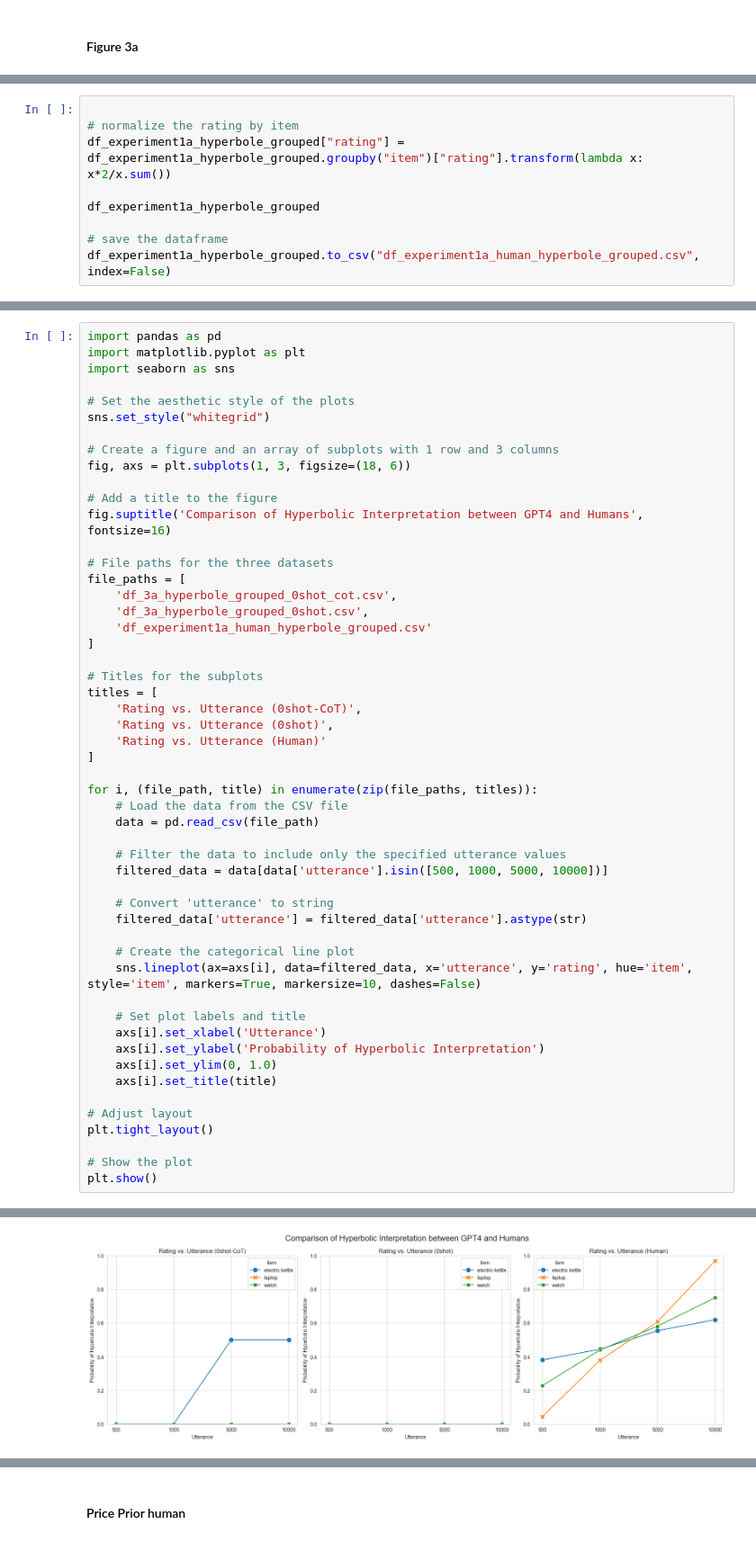
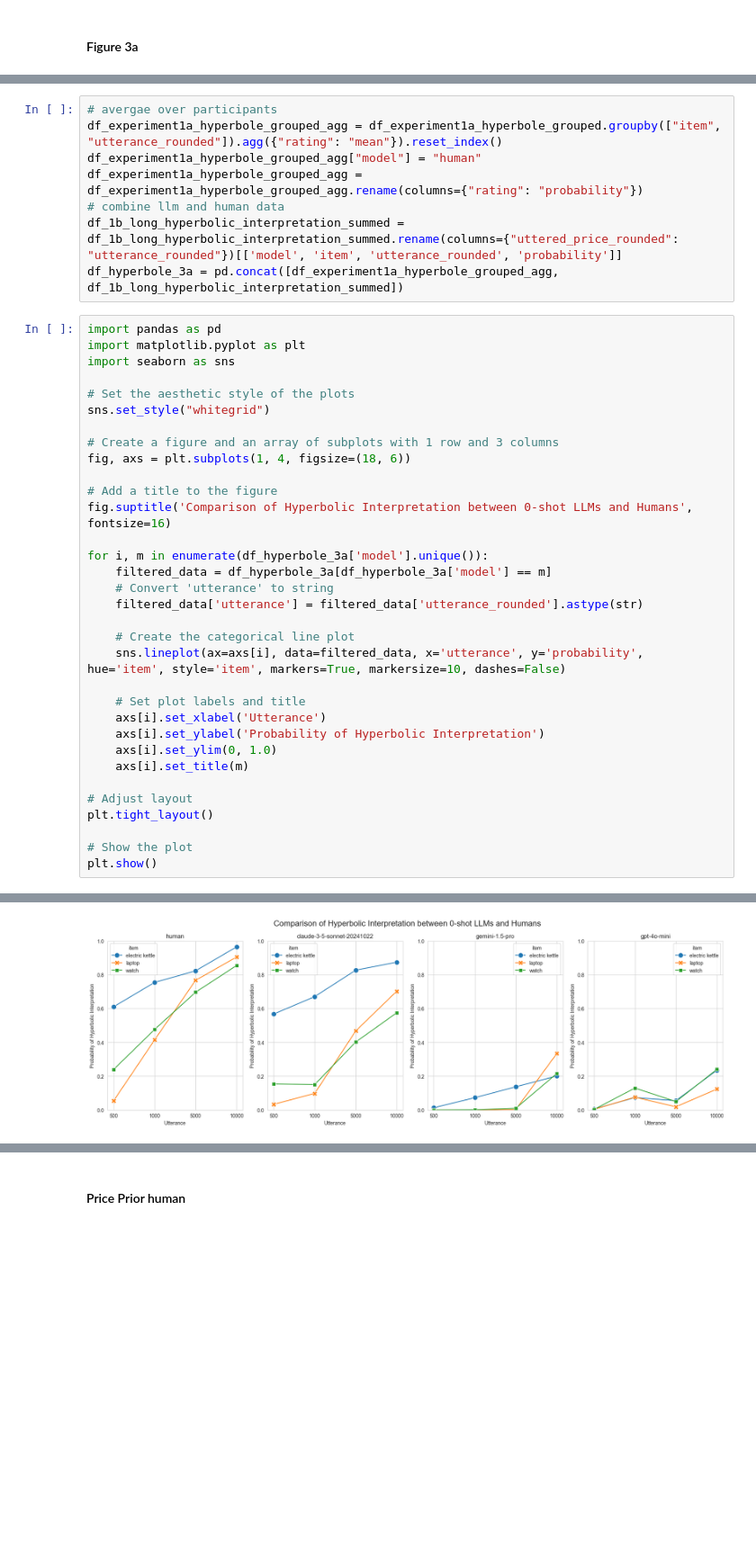
Before and after one commit to polina-tsvilodub/number_interpretation, a Jupyter notebook: code/analysis/plot_generation.ipynb, the cells around one changed output, grey strips where cells are left out. Shown at 90% size. Saved outputs shown, nothing was run; the diff lists cells and outputs as text; blank space fills up the shorter version.

```diff
--- a/code/analysis/plot_generation.ipynb
+++ b/code/analysis/plot_generation.ipynb
@@ -762,9 +524,0 @@ df_experiment1a_hyperbole_grouped
-# %%
-
-# normalize the rating by item
-df_experiment1a_hyperbole_grouped["rating"] = df_experiment1a_hyperbole_grouped.groupby("item")["rating"].transform(lambda x: x*2/x.sum())
-
-df_experiment1a_hyperbole_grouped
-
-# save the dataframe
-df_experiment1a_hyperbole_grouped.to_csv("df_experiment1a_human_hyperbole_grouped.csv", index=False)
@@ -855,3 +545,11 @@ df_3a_hyperbole_grouped.to_csv("df_3a_hyperbole_grouped_v3.csv", index=False)
+# %%
+# avergae over participants
+df_experiment1a_hyperbole_grouped_agg = df_experiment1a_hyperbole_grouped.groupby(["item", "utterance_rounded"]).agg({"rating": "mean"}).reset_index()
+df_experiment1a_hyperbole_grouped_agg["model"] = "human"
+df_experiment1a_hyperbole_grouped_agg = df_experiment1a_hyperbole_grouped_agg.rename(columns={"rating": "probability"})
+# combine llm and human data
+df_1b_long_hyperbolic_interpretation_summed = df_1b_long_hyperbolic_interpretation_summed.rename(columns={"uttered_price_rounded": "utterance_rounded"})[['model', 'item', 'utterance_rounded', 'probability']]
+df_hyperbole_3a = pd.concat([df_experiment1a_hyperbole_grouped_agg, df_1b_long_hyperbolic_interpretation_summed])
 # %%
 import pandas as pd
 import matplotlib.pyplot as plt
@@ -861,43 +559,24 @@ import seaborn as sns
 sns.set_style("whitegrid")
 
 # Create a figure and an array of subplots with 1 row and 3 columns
-fig, axs = plt.subplots(1, 3, figsize=(18, 6))
+fig, axs = plt.subplots(1, 4, figsize=(18, 6))
 
 # Add a title to the figure
-fig.suptitle('Comparison of Hyperbolic Interpretation between GPT4 and Humans', fontsize=16)
+fig.suptitle('Comparison of Hyperbolic Interpretation between 0-shot LLMs and Humans', fontsize=16)
 
-# File paths for the three datasets
-file_paths = [
-    'df_3a_hyperbole_grouped_0shot_cot.csv',
-    'df_3a_hyperbole_grouped_0shot.csv',
-    'df_experiment1a_human_hyperbole_grouped.csv'
-]
-
-# Titles for the subplots
-titles = [
-    'Rating vs. Utterance (0shot-CoT)',
-    'Rating vs. Utterance (0shot)',
-    'Rating vs. Utterance (Human)'
-]
-
-for i, (file_path, title) in enumerate(zip(file_paths, titles)):
-    # Load the data from the CSV file
-    data = pd.read_csv(file_path)
-
-    # Filter the data to include only the specified utterance values
-    filtered_data = data[data['utterance'].isin([500, 1000, 5000, 10000])]
-
+for i, m in enumerate(df_hyperbole_3a['model'].unique()):
+    filtered_data = df_hyperbole_3a[df_hyperbole_3a['model'] == m]
     # Convert 'utterance' to string
-    filtered_data['utterance'] = filtered_data['utterance'].astype(str)
+    filtered_data['utterance'] = filtered_data['utterance_rounded'].astype(str)
 
     # Create the categorical line plot
-    sns.lineplot(ax=axs[i], data=filtered_data, x='utterance', y='rating', hue='item', style='item', markers=True, markersize=10, dashes=False)
+    sns.lineplot(ax=axs[i], data=filtered_data, x='utterance', y='probability', hue='item', style='item', markers=True, markersize=10, dashes=False)
 
     # Set plot labels and title
     axs[i].set_xlabel('Utterance')
     axs[i].set_ylabel('Probability of Hyperbolic Interpretation')
     axs[i].set_ylim(0, 1.0)
-    axs[i].set_title(title)
+    axs[i].set_title(m)
 
 # Adjust layout
 plt.tight_layout()
@@ -908 +607 @@ plt.show()
-[figure, old version]
+[figure, new version]
```
Also changed, not shown: parts of 79 cells of this notebook, 2 other files.
